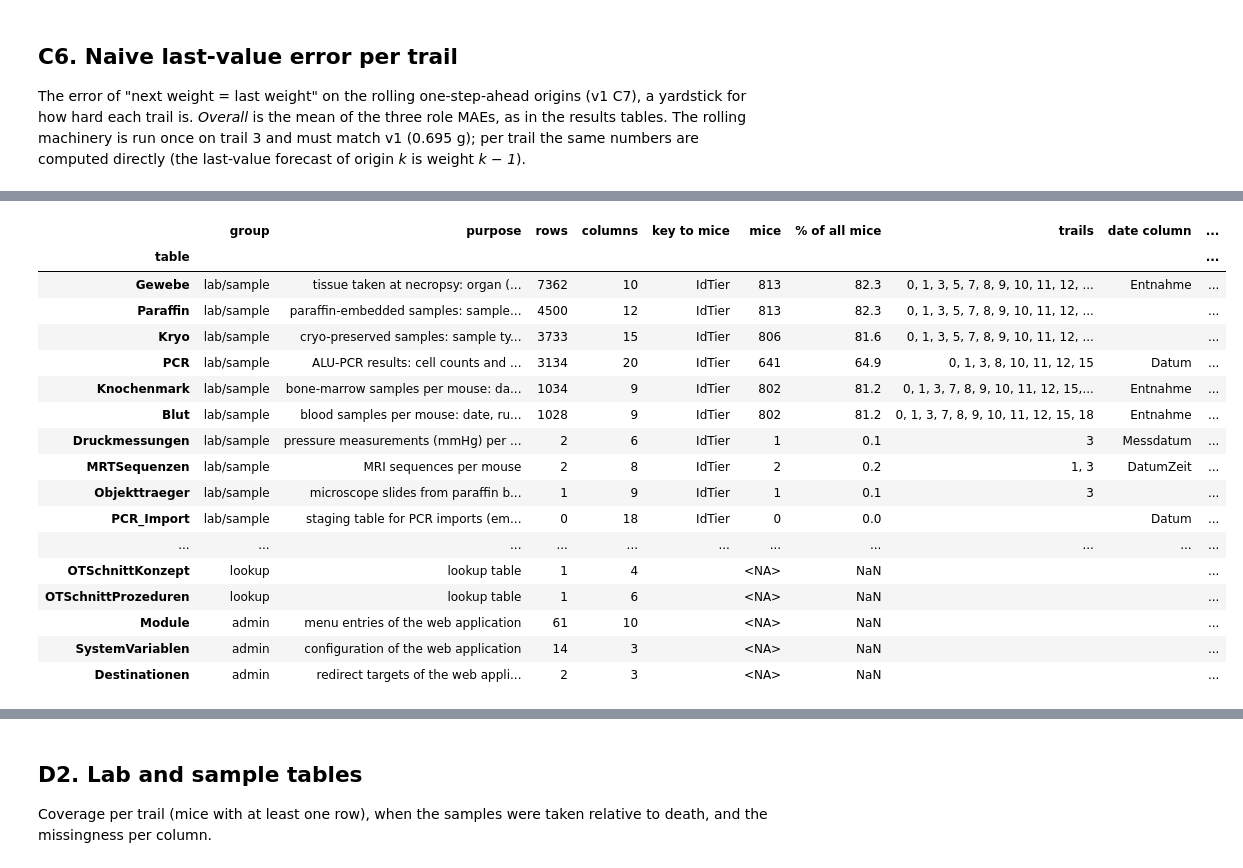
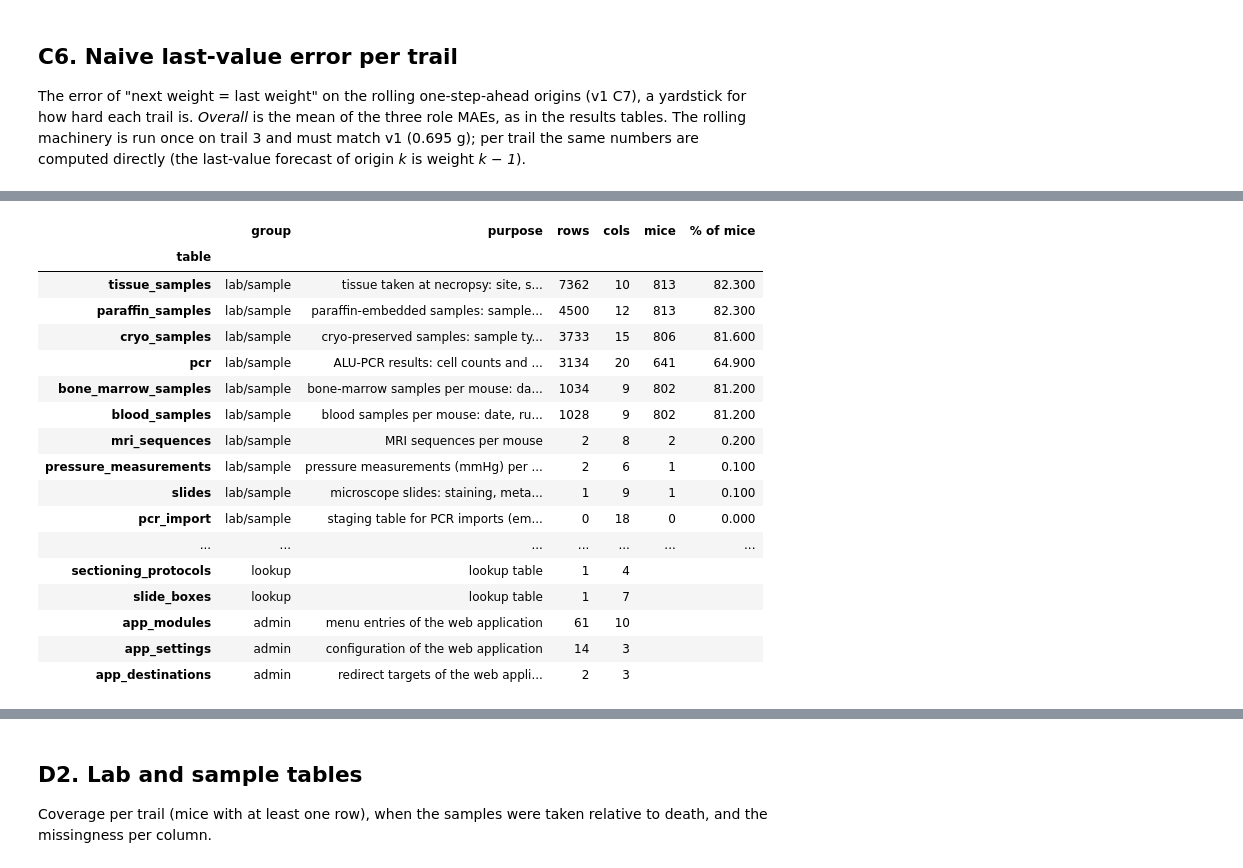
Before and after one commit to UKEIAM/TFM-mouse, a Jupyter notebook: notebooks/data_exploration_v2.ipynb, the cells around one changed output, grey strips where cells are left out. Saved outputs shown, nothing was run; the diff lists cells and outputs as text; code cells hidden in the pictures.

```diff
--- a/notebooks/data_exploration_v2.ipynb
+++ b/notebooks/data_exploration_v2.ipynb
@@ -57,6 +89,7 @@ tfmplayground imported from /workspaces/nanoPFN/src/TFM-Playground/.claude/workt
 # %%
-OLD_PATH = sql_dump.OLD_PICKLE  # 2023 export, used by v1 and the results notebooks
-NEW_PATH = sql_dump.NEW_PICKLE  # 2025 export, written by `python -m tfmplayground.mouse.sql_dump`
+OLD_PATH = sql_dump.OLD_PICKLE  # 2023 export, German schema, used by v1 and the results notebooks
+NEW_PATH = sql_dump.NEW_PICKLE  # 2025 export, German schema
+NEW_PATH_EN = sql_dump.NEW_PICKLE_EN  # 2025 export, English (python -m tfmplayground.mouse.sql_dump --english)
 TRAIL = 3  # the trail of the study cohort in v1
 COHORT_ROLES = [1, 2, 3]  # RT, RChT, ChT
 MIN_MICE = 10  # trails with fewer kept mice are not described one by one in Part C
@@ -756,0 +816,10 @@ display(N.tables["ChTKonzepte"].set_index("IdChTKonzept").loc[sorted(N.chemo["Id
+# %%
+show(rt_concepts.loc[sorted(rt["rt_protocol_id"].unique()), ["name", "dose_per_fraction_gy", "total_dose_gy", "fractions",
+                                                             "fractions_per_day", "fractions_per_week", "beam", "remark"]]
+     .rename(columns={"dose_per_fraction_gy": "Gy per fraction", "total_dose_gy": "total Gy",
+                      "fractions_per_day": "per day", "fractions_per_week": "per week"}))
+drug_names = lookup(N.tables, "chemo_drugs", "drug_id", "name")
+cp = N.tables["chemo_protocols"].set_index("chemo_protocol_id").loc[sorted(N.chemo["chemo_protocol_id"].unique())]
+show(pd.DataFrame({"protocol": cp["name"], "drug 1": cp["drug_id_1"].map(drug_names), "dose 1 (mg/kg)": cp["dose_mg_per_kg_1"],
+                   "days 1": cp["days_1"], "drug 2": cp["drug_id_2"].map(drug_names), "dose 2 (mg/kg)": cp["dose_mg_per_kg_2"],
+                   "days 2": cp["days_2"], "remark": cp["remark"]}).fillna(""), wide=["remark"])
@@ -1053,6 +1183,6 @@ characteristics
 # %%
 colors = trail_colors(kept_trails)
-fig, axes = plt.subplots(1, 3, figsize=(12, 3.6))
+fig, axes = plt.subplots(1, 3, figsize=(11, 3.6))
 for ax, (data, label) in zip(axes, [(pm13["baseline"], "Baseline weight (g)"), (pm13["n"], "Rows per mouse"),
                                      (g13.groupby("item_id")["gap"].median(), "Median gap per mouse (days)")]):
     values = [data[pm13["trail"] == t].dropna() for t in kept_trails]
@@ -1094,16 +1224,17 @@ shift = pd.DataFrame({
     "cell lines": mice_k.groupby("trail")["cell_line"].agg(join_counts),
     "years": pm13.groupby("trail")["first"].agg(lambda x: f"{x.dt.year.min()}–{x.dt.year.max()}"),
     "roles": pm13.groupby("trail")["role"].agg(lambda r: join_counts(r.map(N.role_abbr))),
-    "RT concepts": rt_per_mouse.reset_index().query("id in @pm13.index").groupby("trail")["concept"].agg(join_counts),
+    "RT protocols": rt_per_mouse.reset_index().query("id in @pm13.index").groupby("trail")["concept"].agg(join_counts),
     "ChT drugs": cht_per_mouse.reset_index().query("id in @pm13.index").groupby("trail")["drug"].agg(join_counts),
-    "days first row → first treatment": (pm13["first_treatment"] - pm13["first"]).dt.days.groupby(pm13["trail"]).agg(median_iqr),
-}).loc[kept_trails]
-display(shift)
+    "days 1st row → 1st treatment": (pm13["first_treatment"] - pm13["first"]).dt.days.groupby(pm13["trail"]).agg(median_iqr),
+}).loc[kept_trails].fillna("")
+shift.index.name = "trail"
+show(shift, wide=["cell lines", "RT protocols"])
 
 traj = D13.join(pm13[["first_treatment", "baseline", "last"]], on="item_id")
 traj["day_rel_treatment"] = (traj["timestamp"] - traj["first_treatment"]).dt.days
 traj["rel_weight"] = 100 * traj["target"] / traj["baseline"]
-fig, axes = plt.subplots(1, 3, figsize=(13, 3.8), sharey=True)
+fig, axes = plt.subplots(1, 3, figsize=(11, 3.6), sharey=True)
 for ax, role in zip(axes, COHORT_ROLES):
     for t in kept_trails:
         q = median_line(traj[(traj["trail"] == t) & (traj["role"] == role)], "day_rel_treatment", "rel_weight")
@@ -1331,44 +1466,43 @@ and the range of its first date column.
 # %%
 trail_of_mouse = N.mice.set_index("id")["trail"]
 catalog = []
 for name in only_new:
     t = new[name]
     date_cols = [c for c in t.columns if pd.api.types.is_datetime64_any_dtype(t[c])]
     dates = t[date_cols[0]].dropna() if date_cols else pd.Series(dtype="datetime64[ns]")
-    has_mouse = "IdTier" in t.columns
-    mice_cov = t["IdTier"][t["IdTier"].isin(trail_of_mouse.index)].unique() if has_mouse else []
+    has_mouse = "mouse_id" in t.columns
+    mice_cov = t["mouse_id"][t["mouse_id"].isin(trail_of_mouse.index)].unique() if has_mouse else []
     cells = t.size
     catalog.append({
-        "table": name, "group": table_info(name)[0], "purpose": table_info(name)[1], "rows": len(t), "columns": t.shape[1],
-        "key to mice": "IdTier" if has_mouse else "",
+        "table": name, "group": table_info(name)[0], "purpose": table_info(name)[1], "rows": len(t), "cols": t.shape[1],
         "mice": len(mice_cov) if has_mouse else np.nan,
-        "% of all mice": round(100 * len(mice_cov) / len(N.mice), 1) if has_mouse else np.nan,
+        "% of mice": round(100 * len(mice_cov) / len(N.mice), 1) if has_mouse else np.nan,
         "trails": join_unique(trail_of_mouse.loc[mice_cov].astype(int)) if has_mouse else "",
-        "date column": date_cols[0] if date_cols else "",
-        "from": dates.min().date() if len(dates) else None, "to": dates.max().date() if len(dates) else None,
+        "dates": f"{dates.min():%Y-%m} – {dates.max():%Y-%m}" if len(dates) else "",
         "% cells missing": round(100 * t.isna().sum().sum() / cells, 1) if cells else np.nan,
     })
 catalog = pd.DataFrame(catalog)
-catalog["group"] = pd.Categorical(catalog["group"], CATEGORY_ORDER + ["other"], ordered=True)
+catalog["group"] = pd.Categorical(catalog["group"], CATEGORY_ORDER, ordered=True)
 catalog = catalog.sort_values(["group", "rows"], ascending=[True, False]).set_index("table")
 catalog["mice"] = catalog["mice"].astype("Int64")
-catalog
+show(catalog[["group", "purpose", "rows", "cols", "mice", "% of mice"]], wide=["purpose"])
+show(catalog.loc[catalog["mice"].notna(), ["trails", "dates", "% cells missing"]], wide=["trails"])
 # %% [output]
-|  | group | purpose | rows | columns | key to mice | mice | % of all mice | trails | date column | ... |
-| table |  |  |  |  |  |  |  |  |  | ... |
-| Gewebe | lab/sample | tissue taken at necropsy: organ (... | 7362 | 10 | IdTier | 813 | 82.3 | 0, 1, 3, 5, 7, 8, 9, 10, 11, 12, ... | Entnahme | ... |
-| Paraffin | lab/sample | paraffin-embedded samples: sample... | 4500 | 12 | IdTier | 813 | 82.3 | 0, 1, 3, 5, 7, 8, 9, 10, 11, 12, ... |  | ... |
-| Kryo | lab/sample | cryo-preserved samples: sample ty... | 3733 | 15 | IdTier | 806 | 81.6 | 0, 1, 3, 5, 7, 8, 9, 10, 11, 12, ... |  | ... |
-| PCR | lab/sample | ALU-PCR results: cell counts and ... | 3134 | 20 | IdTier | 641 | 64.9 | 0, 1, 3, 8, 10, 11, 12, 15 | Datum | ... |
-| Knochenmark | lab/sample | bone-marrow samples per mouse: da... | 1034 | 9 | IdTier | 802 | 81.2 | 0, 1, 3, 7, 8, 9, 10, 11, 12, 15,... | Entnahme | ... |
-| Blut | lab/sample | blood samples per mouse: date, ru... | 1028 | 9 | IdTier | 802 | 81.2 | 0, 1, 3, 7, 8, 9, 10, 11, 12, 15, 18 | Entnahme | ... |
-| Druckmessungen | lab/sample | pressure measurements (mmHg) per ... | 2 | 6 | IdTier | 1 | 0.1 | 3 | Messdatum | ... |
-| MRTSequenzen | lab/sample | MRI sequences per mouse | 2 | 8 | IdTier | 2 | 0.2 | 1, 3 | DatumZeit | ... |
-| Objekttraeger | lab/sample | microscope slides from paraffin b... | 1 | 9 | IdTier | 1 | 0.1 | 3 |  | ... |
-| PCR_Import | lab/sample | staging table for PCR imports (em... | 0 | 18 | IdTier | 0 | 0.0 |  | Datum | ... |
-| ... | ... | ... | ... | ... | ... | ... | ... | ... | ... | ... |
-| OTSchnittKonzept | lookup | lookup table | 1 | 4 |  | <NA> | NaN |  |  | ... |
-| OTSchnittProzeduren | lookup | lookup table | 1 | 6 |  | <NA> | NaN |  |  | ... |
-| Module | admin | menu entries of the web application | 61 | 10 |  | <NA> | NaN |  |  | ... |
-| SystemVariablen | admin | configuration of the web application | 14 | 3 |  | <NA> | NaN |  |  | ... |
-| Destinationen | admin | redirect targets of the web appli... | 2 | 3 |  | <NA> | NaN |  |  | ... |
+|  | group | purpose | rows | cols | mice | % of mice |
+| table |  |  |  |  |  |  |
+| tissue_samples | lab/sample | tissue taken at necropsy: site, s... | 7362 | 10 | 813 | 82.300 |
+| paraffin_samples | lab/sample | paraffin-embedded samples: sample... | 4500 | 12 | 813 | 82.300 |
+| cryo_samples | lab/sample | cryo-preserved samples: sample ty... | 3733 | 15 | 806 | 81.600 |
+| pcr | lab/sample | ALU-PCR results: cell counts and ... | 3134 | 20 | 641 | 64.900 |
+| bone_marrow_samples | lab/sample | bone-marrow samples per mouse: da... | 1034 | 9 | 802 | 81.200 |
+| blood_samples | lab/sample | blood samples per mouse: date, ru... | 1028 | 9 | 802 | 81.200 |
+| mri_sequences | lab/sample | MRI sequences per mouse | 2 | 8 | 2 | 0.200 |
+| pressure_measurements | lab/sample | pressure measurements (mmHg) per ... | 2 | 6 | 1 | 0.100 |
+| slides | lab/sample | microscope slides: staining, meta... | 1 | 9 | 1 | 0.100 |
+| pcr_import | lab/sample | staging table for PCR imports (em... | 0 | 18 | 0 | 0.000 |
+| ... | ... | ... | ... | ... | ... | ... |
+| sectioning_protocols | lookup | lookup table | 1 | 4 |  |  |
+| slide_boxes | lookup | lookup table | 1 | 7 |  |  |
+| app_modules | admin | menu entries of the web application | 61 | 10 |  |  |
+| app_settings | admin | configuration of the web application | 14 | 3 |  |  |
+| app_destinations | admin | redirect targets of the web appli... | 2 | 3 |  |  |
```
Also changed, not shown: parts of 61 cells of this notebook, 2 other files.
